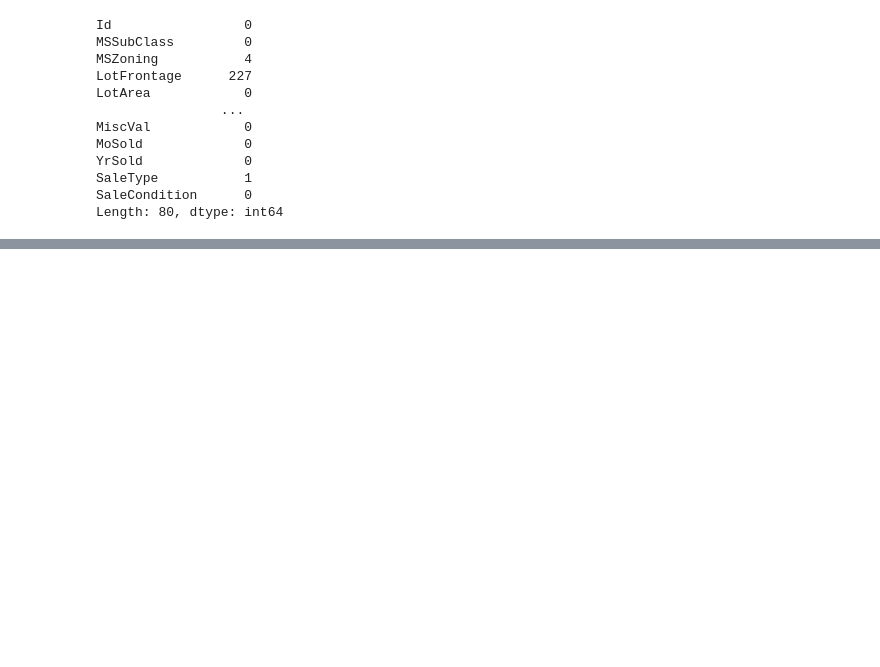
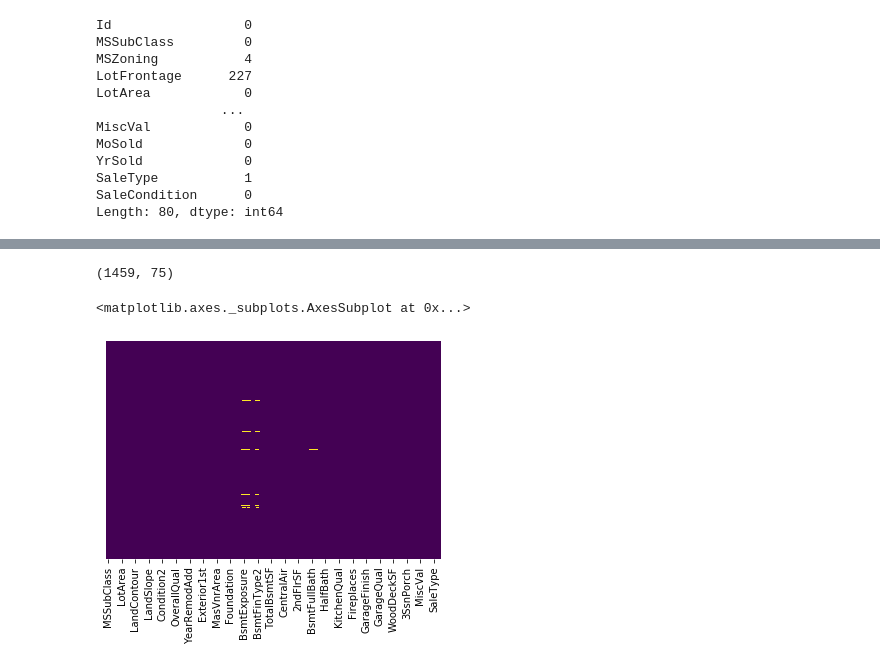
Before and after one commit to sanket-k/house_price_kaggle, a Jupyter notebook: house_price_test.ipynb, the cells around one changed output, grey strips where cells are left out. Drawn from its saved outputs; the diff is of its cells as text; code cells hidden in the pictures; blank space fills up the shorter version.

```diff
--- a/house_price_test.ipynb
+++ b/house_price_test.ipynb
@@ -106,0 +51,14 @@ test_df.shape
+# %%
+test_df.shape
+# %% [output]
+(1459, 75)
+# %%
+test_df.drop(['Id'],axis=1,inplace=True)
+# %%
+test_df['MasVnrType']=test_df['MasVnrType'].fillna(test_df['MasVnrType'].mode()[0])
+test_df['MasVnrArea']=test_df['MasVnrArea'].fillna(test_df['MasVnrArea'].mode()[0])
+# %%
+sns.heatmap(test_df.isnull(),yticklabels=False,cbar=False,cmap='viridis')
+# %% [output]
+<matplotlib.axes._subplots.AxesSubplot at 0x...>
+[figure, added]
```
Also changed, not shown: parts of 25 cells of this notebook, 1 other file.
